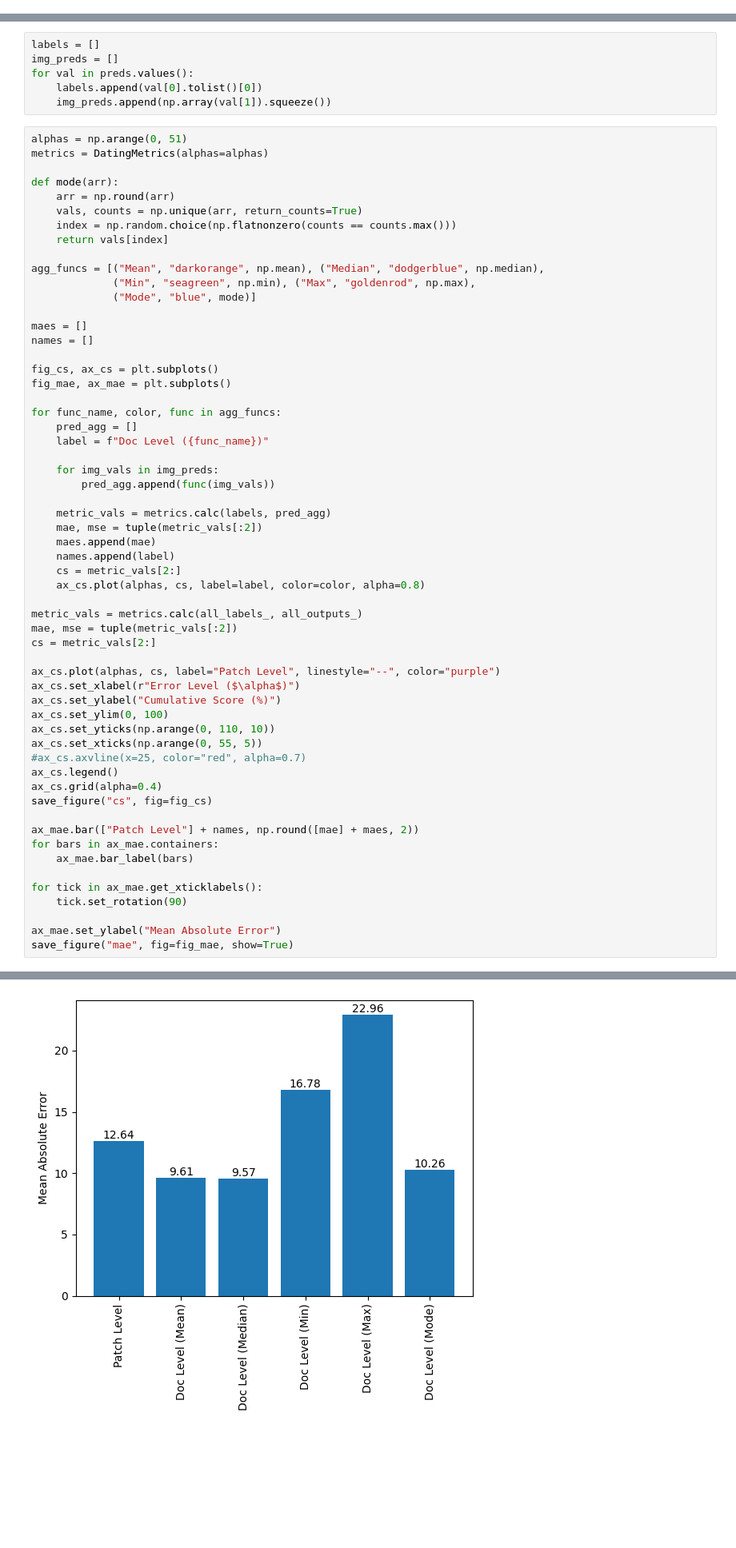
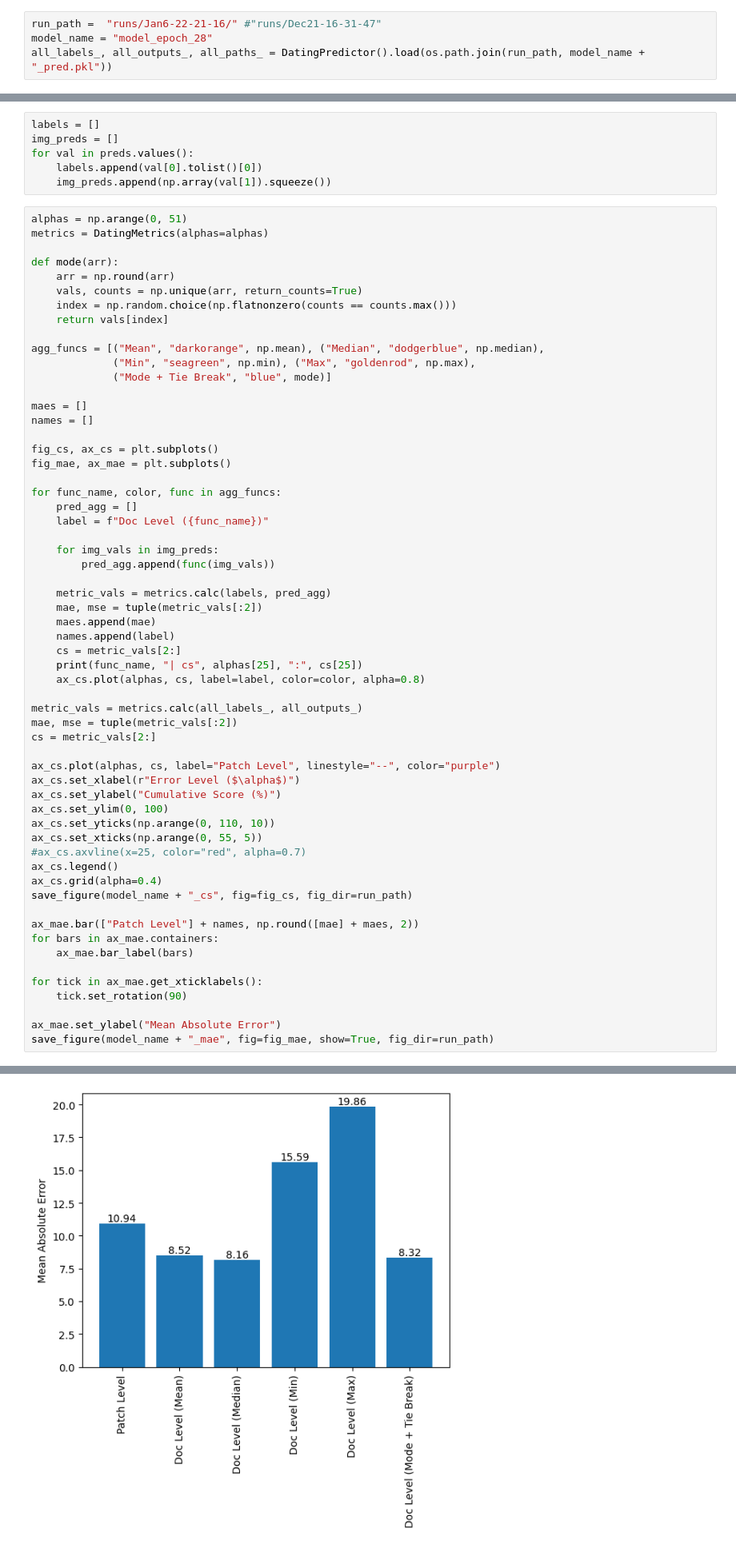
Before and after one commit to NikolaiHerrmann/deep-dating, a Jupyter notebook: src/preds.ipynb, the cells around one changed output, grey strips where cells are left out. Shown at 80% size. Drawn from its saved outputs; the diff is of its cells as text; blank space fills up the shorter version.

```diff
--- a/src/preds.ipynb
+++ b/src/preds.ipynb
@@ -10,3 +11,7 @@ all_labels_, all_outputs_, all_paths_ = DatingPredictor().load("predictions.pkl"
+# %%
+run_path =  "runs/Jan6-22-21-16/" #"runs/Dec21-16-31-47"
+model_name = "model_epoch_28"
+all_labels_, all_outputs_, all_paths_ = DatingPredictor().load(os.path.join(run_path, model_name + "_pred.pkl"))
 # %%
 preds = {}
 
@@ -34,7 +39,7 @@ def mode(arr):
 
 agg_funcs = [("Mean", "darkorange", np.mean), ("Median", "dodgerblue", np.median),
              ("Min", "seagreen", np.min), ("Max", "goldenrod", np.max),
-             ("Mode", "blue", mode)]
+             ("Mode + Tie Break", "blue", mode)]
 
 maes = []
 names = []
@@ -54,6 +59,7 @@ for func_name, color, func in agg_funcs:
     maes.append(mae)
     names.append(label)
     cs = metric_vals[2:]
+    print(func_name, "| cs", alphas[25], ":", cs[25])
     ax_cs.plot(alphas, cs, label=label, color=color, alpha=0.8)
 
 metric_vals = metrics.calc(all_labels_, all_outputs_)
@@ -69,7 +75,7 @@ ax_cs.set_xticks(np.arange(0, 55, 5))
 #ax_cs.axvline(x=25, color="red", alpha=0.7)
 ax_cs.legend()
 ax_cs.grid(alpha=0.4)
-save_figure("cs", fig=fig_cs)
+save_figure(model_name + "_cs", fig=fig_cs, fig_dir=run_path)
 
 ax_mae.bar(["Patch Level"] + names, np.round([mae] + maes, 2))
 for bars in ax_mae.containers:
@@ -79,5 +85,5 @@ for tick in ax_mae.get_xticklabels():
     tick.set_rotation(90)
 
 ax_mae.set_ylabel("Mean Absolute Error")
-save_figure("mae", fig=fig_mae, show=True)
+save_figure(model_name + "_mae", fig=fig_mae, show=True, fig_dir=run_path)
 # %% [output]
@@ -85 +96 @@ save_figure("mae", fig=fig_mae, show=True)
-[figure, old version]
+[figure, new version]
```
Also changed, not shown: parts of 3 cells of this notebook, 7 other files.
